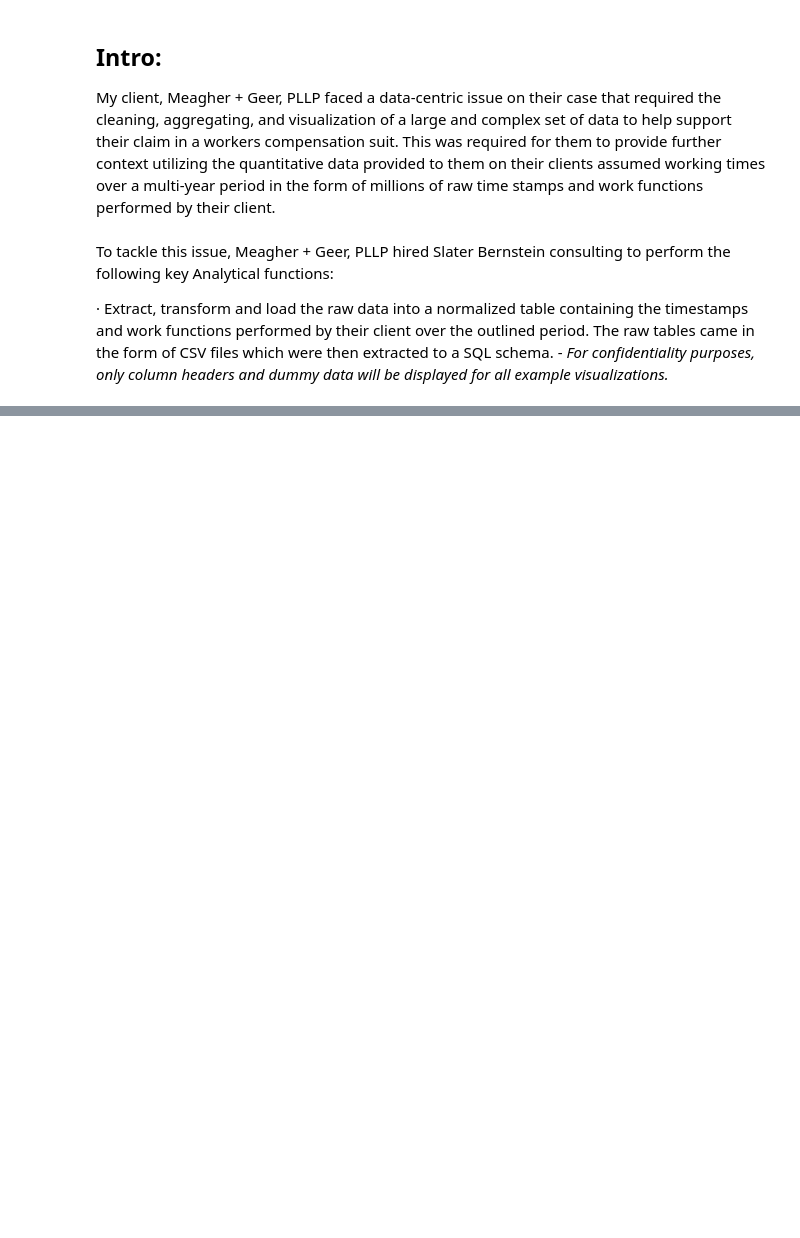
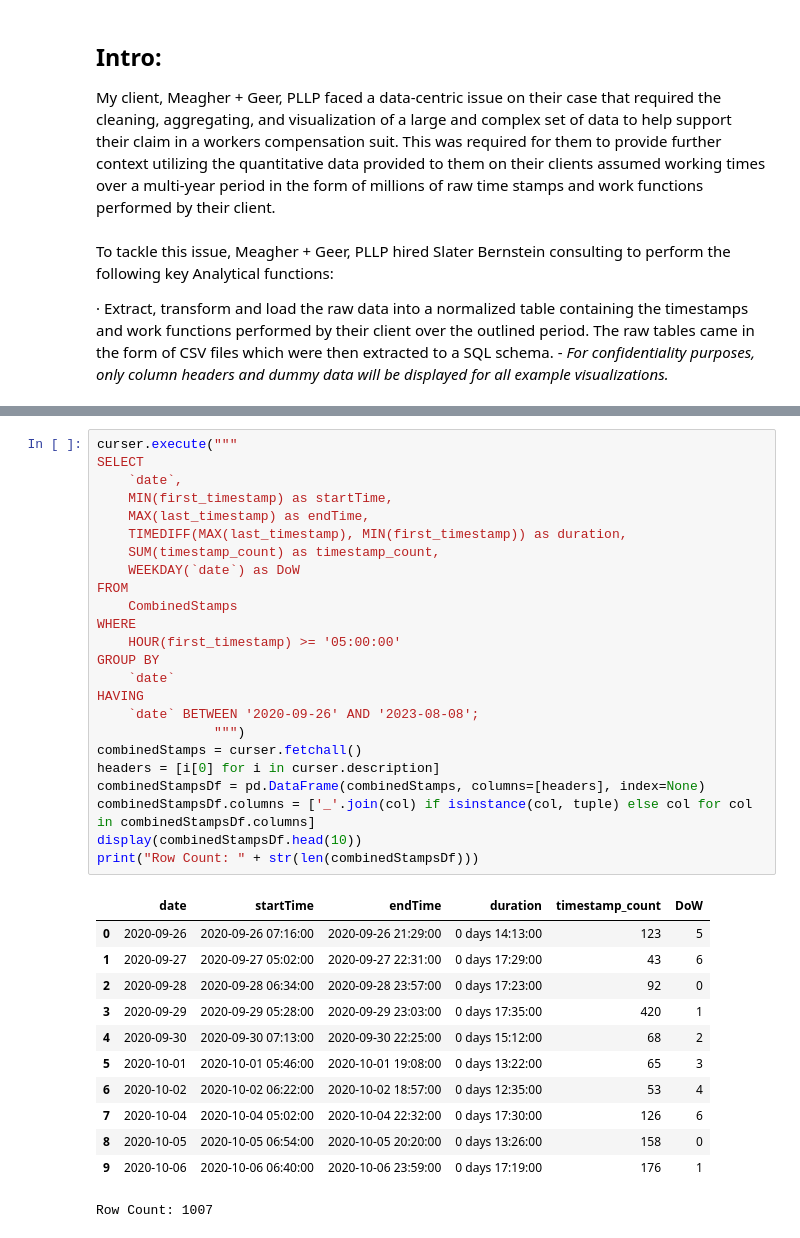
Before and after one commit to SB0912/Consulting-Portfolio, a Jupyter notebook: HvT.ipynb, the cells around one changed output, grey strips where cells are left out. Cells and saved outputs as stored; diff of their text form; blank space fills up the shorter version.

```diff
--- a/HvT.ipynb
+++ b/HvT.ipynb
@@ -209,0 +181,37 @@ Row Count: 1010
+# %%
+curser.execute("""
+SELECT
+    `date`,
+    MIN(first_timestamp) as startTime,
+    MAX(last_timestamp) as endTime,
+    TIMEDIFF(MAX(last_timestamp), MIN(first_timestamp)) as duration,
+    SUM(timestamp_count) as timestamp_count,
+    WEEKDAY(`date`) as DoW
+FROM
+    CombinedStamps
+WHERE
+    HOUR(first_timestamp) >= '05:00:00'
+GROUP BY
+    `date`
+HAVING
+    `date` BETWEEN '2020-09-26' AND '2023-08-08';
+               """)
+combinedStamps = curser.fetchall()
+headers = [i[0] for i in curser.description]
+combinedStampsDf = pd.DataFrame(combinedStamps, columns=[headers], index=None)
+combinedStampsDf.columns = ['_'.join(col) if isinstance(col, tuple) else col for col in combinedStampsDf.columns]
+display(combinedStampsDf.head(10))
+print("Row Count: " + str(len(combinedStampsDf)))
+# %% [output]
+|  | date | startTime | endTime | duration | timestamp_count | DoW |
+| 0 | 2020-09-26 | 2020-09-26 07:16:00 | 2020-09-26 21:29:00 | 0 days 14:13:00 | 123 | 5 |
+| 1 | 2020-09-27 | 2020-09-27 05:02:00 | 2020-09-27 22:31:00 | 0 days 17:29:00 | 43 | 6 |
+| 2 | 2020-09-28 | 2020-09-28 06:34:00 | 2020-09-28 23:57:00 | 0 days 17:23:00 | 92 | 0 |
+| 3 | 2020-09-29 | 2020-09-29 05:28:00 | 2020-09-29 23:03:00 | 0 days 17:35:00 | 420 | 1 |
+| 4 | 2020-09-30 | 2020-09-30 07:13:00 | 2020-09-30 22:25:00 | 0 days 15:12:00 | 68 | 2 |
+| 5 | 2020-10-01 | 2020-10-01 05:46:00 | 2020-10-01 19:08:00 | 0 days 13:22:00 | 65 | 3 |
+| 6 | 2020-10-02 | 2020-10-02 06:22:00 | 2020-10-02 18:57:00 | 0 days 12:35:00 | 53 | 4 |
+| 7 | 2020-10-04 | 2020-10-04 05:02:00 | 2020-10-04 22:32:00 | 0 days 17:30:00 | 126 | 6 |
+| 8 | 2020-10-05 | 2020-10-05 06:54:00 | 2020-10-05 20:20:00 | 0 days 13:26:00 | 158 | 0 |
+| 9 | 2020-10-06 | 2020-10-06 06:40:00 | 2020-10-06 23:59:00 | 0 days 17:19:00 | 176 | 1 |
+Row Count: 1007
```
Also changed, not shown: parts of 10 cells of this notebook.
